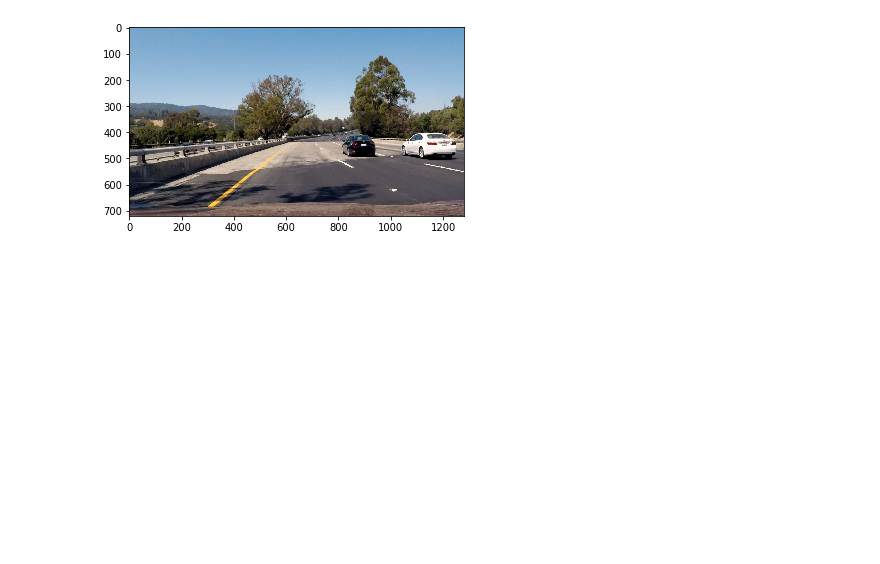
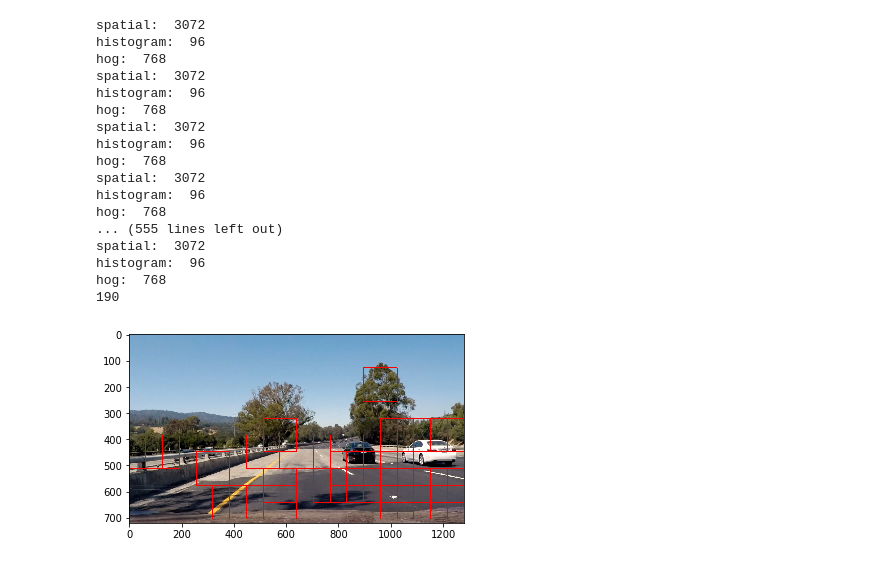
Before and after one commit to joelpou/vehicle-detection, a Jupyter notebook: carDetection.ipynb, the cells around one changed output. Drawn from its saved outputs; the diff is of its cells as text; code cells hidden in the pictures; blank space fills up the shorter version.

```diff
--- a/carDetection.ipynb
+++ b/carDetection.ipynb
@@ -133,9 +129,10 @@ def extract_features(imgs, cspace='RGB', spatial_size=(32, 32),
     # Create a list to append feature vectors to
     features = []
     # Iterate through the list of images
-    for file in imgs:
+    for image in imgs:
+        file_features = []
         # Read in each one by one
-        image = mpimg.imread(file)
+#         image = mpimg.imread(file)
         # apply color conversion if other than 'RGB'
         if cspace != 'RGB':
             if cspace == 'HSV':
@@ -152,10 +149,13 @@ def extract_features(imgs, cspace='RGB', spatial_size=(32, 32),
         # Apply bin_spatial() to get spatial color features
         if spatial_feat == True:
             spatial_features = bin_spatial(featureImg, size=spatial_size)
+            file_features.append(spatial_features)
+
             # Append features to list
         # Compute histogram features if flag is set
         if hist_feat == True:
             hist_features = color_hist(featureImg, nbins=hist_bins, bins_range=hist_range)
+            file_features.append(hist_features)
             # Append features to list
         # Compute HOG features if flag is set
         if hog_feat == True:
@@ -169,9 +169,12 @@ def extract_features(imgs, cspace='RGB', spatial_size=(32, 32),
                 hog_features = get_hog(featureImg[:,:,hog_channel], orient,
                                                 pix_per_cell, cell_per_block, vis=False, feature_vec=True)
             # Append features to list
-#             features.append(np.concatenate((spatial_features, hist_features)))
-        #TODO: how to concatenate color and hog?
-        features.append(hog_features)
+            file_features.append(hog_features)
+        features.append(np.concatenate(file_features))
+
+        print("spatial: ", len(spatial_features))
+        print("histogram: ", len(hist_features))
+        print("hog: ", len(hog_features))
 
     # Return list of feature vectors
     return features
@@ -212,12 +210,12 @@ t=time.time()
 
 carFtrs = extract_features(cars, cspace=colorspace, spatial_size=(spatial, spatial),
                         hist_bins=histbin, hist_range= histrange, orient = orient, pix_per_cell = pix_per_cell,
-                        cell_per_block = cell_per_block, hog_channel=hog_channel, spatial_feat=False,
-                        hist_feat=False, hog_feat=True)
+                        cell_per_block = cell_per_block, hog_channel=hog_channel, spatial_feat=True,
+                        hist_feat=True, hog_feat=True)
 notcarFtrs = extract_features(notcars, cspace=colorspace, spatial_size=(spatial, spatial),
                         hist_bins=histbin, hist_range= histrange, orient = orient, pix_per_cell = pix_per_cell,
-                        cell_per_block = cell_per_block,hog_channel=hog_channel, spatial_feat=False,
-                        hist_feat=False, hog_feat=True)
+                        cell_per_block = cell_per_block,hog_channel=hog_channel, spatial_feat=True,
+                        hist_feat=True, hog_feat=True)
 
 
 print('Car features list length: ', len(carFtrs))
@@ -309,11 +320,13 @@ def single_img_features(img, color_space='RGB', spatial_size=(32, 32),
         spatial_features = bin_spatial(feature_image, size=spatial_size)
         #4) Append features to list
         img_features.append(spatial_features)
+
     #5) Compute histogram features if flag is set
     if hist_feat == True:
         hist_features = color_hist(feature_image, nbins=hist_bins)
         #6) Append features to list
         img_features.append(hist_features)
+
     #7) Compute HOG features if flag is set
     if hog_feat == True:
         if hog_channel == 'ALL':
@@ -325,8 +338,12 @@ def single_img_features(img, color_space='RGB', spatial_size=(32, 32),
         else:
             hog_features = get_hog(feature_image[:,:,hog_channel], orient,
                         pix_per_cell, cell_per_block, vis=False, feature_vec=True)
-        #8) Append features to list
-        img_features.append(hog_features)
+
+    #8) Append features to list
+    print("spatial: ", len(spatial_features))
+    print("histogram: ", len(hist_features))
+    print("hog: ", len(hog_features))
+    img_features.append(hog_features)
 
     #9) Return concatenated array of features
     return np.concatenate(img_features)
@@ -345,7 +362,7 @@ def search_windows(img, windows, clf, scaler, color_space='RGB',
     #2) Iterate over all windows in the list
     for window in windows:
         #3) Extract the test window from original image
-        test_img = cv2.resize(img[window[0][1]:window[1][1], window[0][0]:window[1][0]], (64, 64))
+        test_img = cv2.resize(img[window[0][1]:window[1][1], window[0][0]:window[1][0]], (64, 64),interpolation=cv2.INTER_AREA)
         #4) Extract features for that window using single_img_features()
         features = single_img_features(test_img, color_space=color_space,
                             spatial_size=spatial_size, hist_bins=hist_bins,
@@ -448,9 +465,9 @@ orient = 16
 pix_per_cell = 15
 cell_per_block = 4
 hog_channel = 'ALL' # Can be 0, 1, 2, or "ALL"
-spatial_feat = False
+spatial_feat = True
 hist_feat = True
-hog_feat = False
+hog_feat = True
 
 
 image = mpimg.imread('test_images/test4.jpg')
@@ -483 +501,18 @@ ValueError: operands could not be broadcast together with shapes (1,96) (768,) (
+spatial:  3072
+histogram:  96
+hog:  768
+spatial:  3072
+histogram:  96
+hog:  768
+spatial:  3072
+histogram:  96
+hog:  768
+spatial:  3072
+histogram:  96
+hog:  768
+... (555 lines left out)
+spatial:  3072
+histogram:  96
+hog:  768
+190
-[figure, old version]
+[figure, new version]
```
Also changed, not shown: parts of 5 cells of this notebook.
